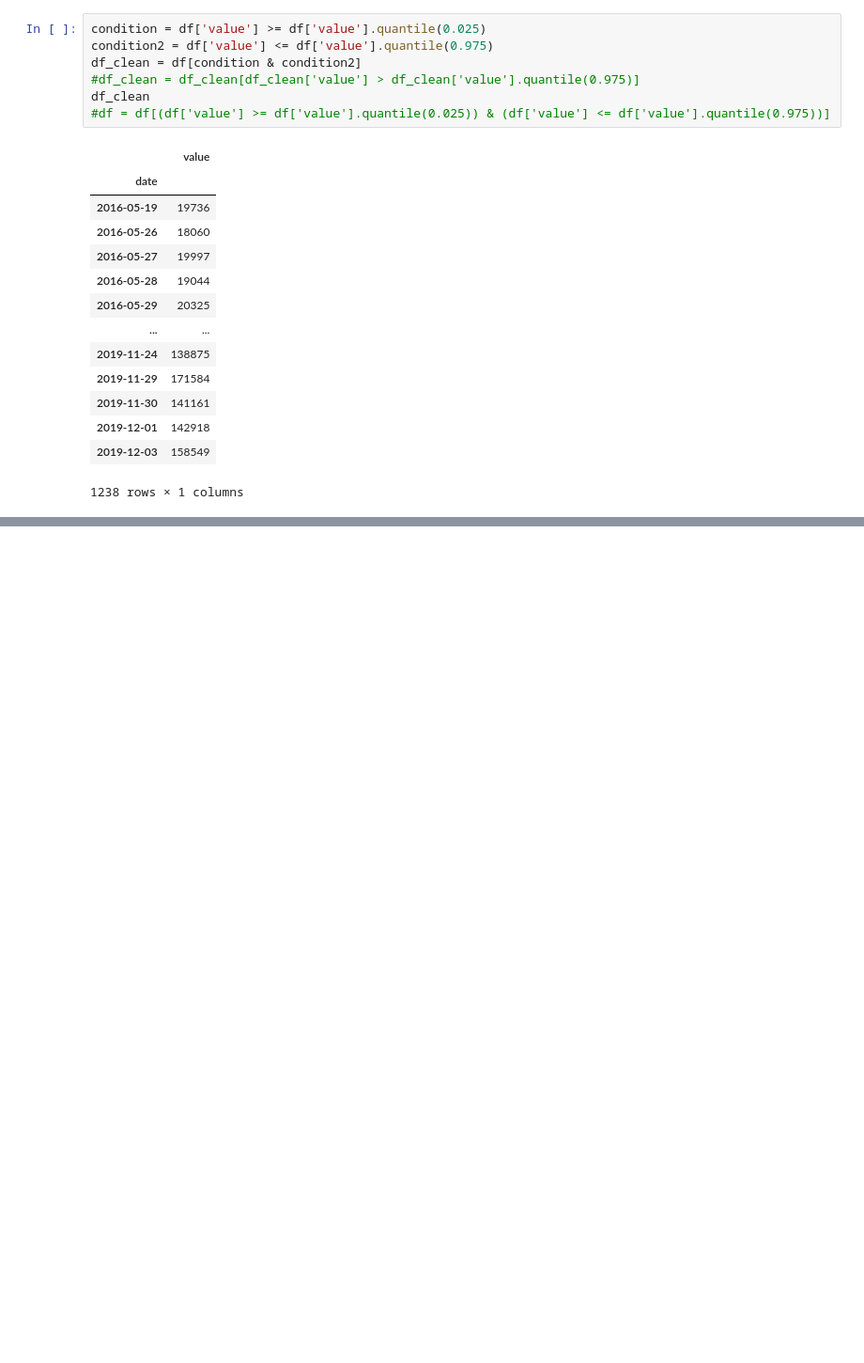
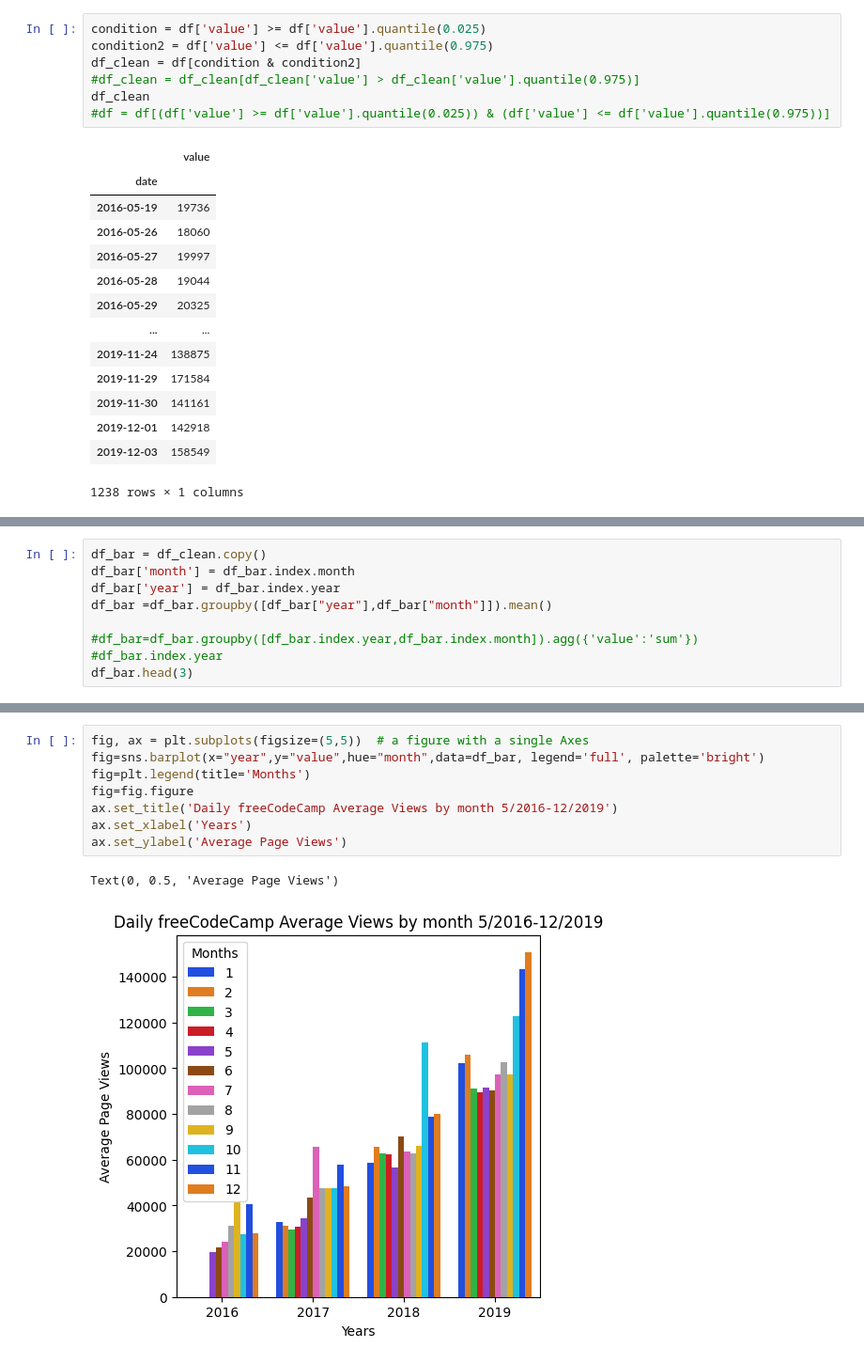
Before and after one commit to Daroch/boilerplate-page-view-time-series-visualizer, a Jupyter notebook: time_series.ipynb, the cells around one changed output, grey strips where cells are left out. Shown at 94% size. Cells and saved outputs as stored; diff of their text form; blank space fills up the shorter version.

```diff
--- a/time_series.ipynb
+++ b/time_series.ipynb
@@ -56,0 +56,9 @@ Text(0, 0.5, 'Page Views')
+# %%
+df_bar = df_clean.copy()
+df_bar['month'] = df_bar.index.month
+df_bar['year'] = df_bar.index.year
+df_bar =df_bar.groupby([df_bar["year"],df_bar["month"]]).mean()
+
+#df_bar=df_bar.groupby([df_bar.index.year,df_bar.index.month]).agg({'value':'sum'})
+#df_bar.index.year
+df_bar.head(3)
@@ -56,0 +71,11 @@ Text(0, 0.5, 'Page Views')
+# %%
+fig, ax = plt.subplots(figsize=(5,5))  # a figure with a single Axes
+fig=sns.barplot(x="year",y="value",hue="month",data=df_bar, legend='full', palette='bright')
+fig=plt.legend(title='Months')
+fig=fig.figure
+ax.set_title('Daily freeCodeCamp Average Views by month 5/2016-12/2019')
+ax.set_xlabel('Years')
+ax.set_ylabel('Average Page Views')
+# %% [output]
+Text(0, 0.5, 'Average Page Views')
+[figure, added]
```
Also changed, not shown: parts of 4 cells of this notebook, 1 other file.
